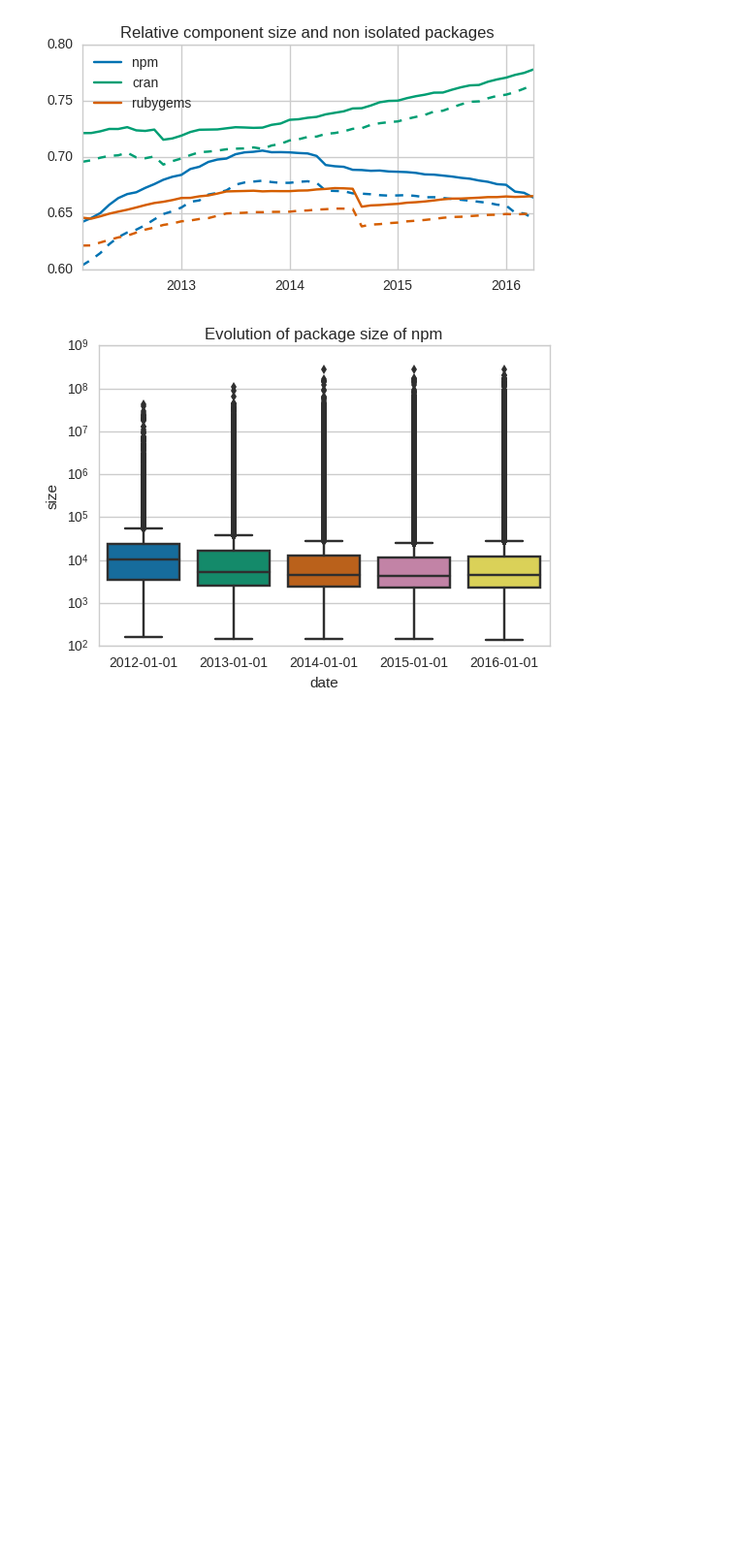
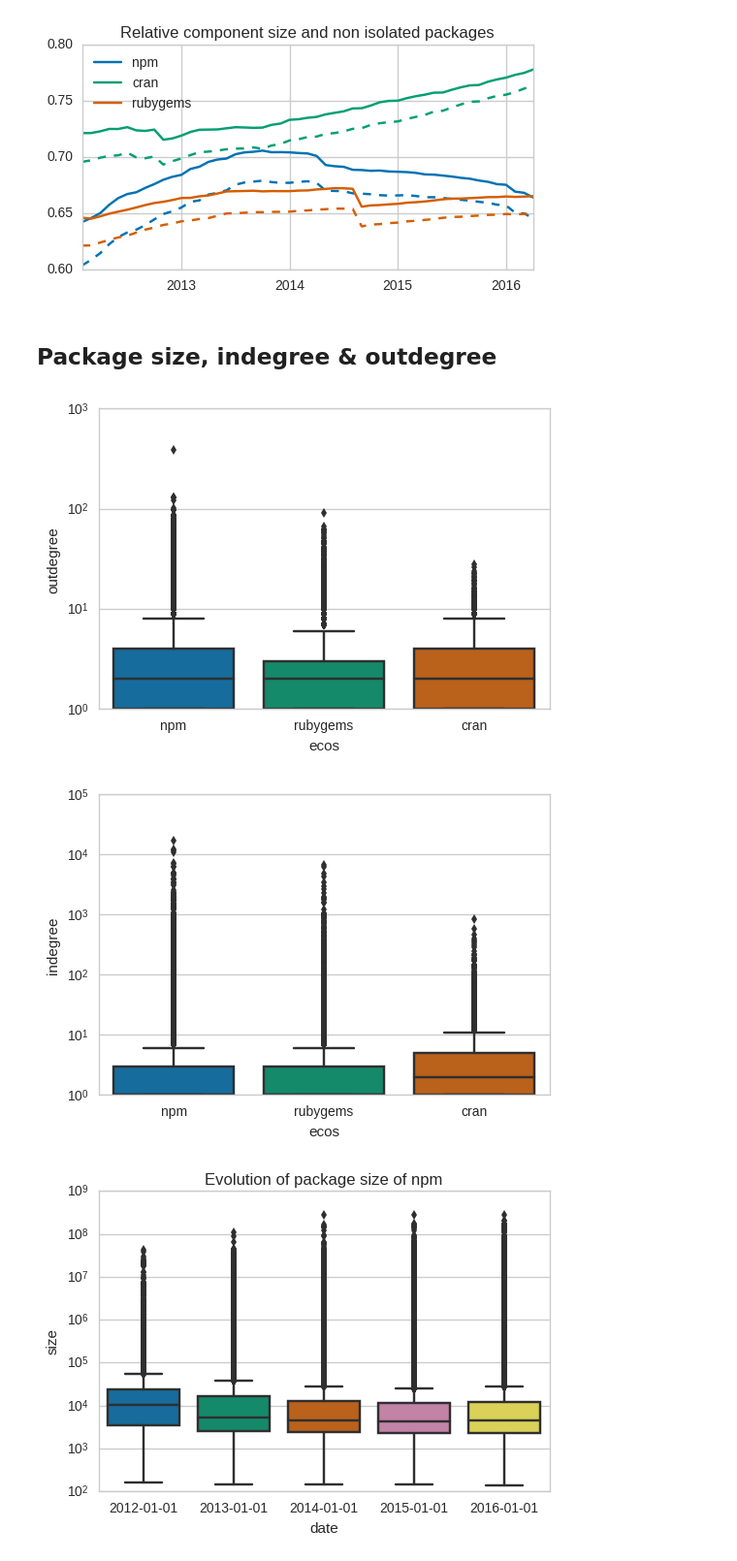
Before and after one commit to maelick/deps-analysis, a Jupyter notebook: notebook/maelick.ipynb, the cells around one changed output. Shown at 97% size. Drawn from its saved outputs; the diff is of its cells as text; code cells hidden in the pictures; blank space fills up the shorter version.

```diff
--- a/notebook/maelick.ipynb
+++ b/notebook/maelick.ipynb
@@ -64,7 +64,7 @@ ecos_metrics = OrderedDict((e, ecos_metrics(e, x)) for e, x in graphs.items())
 dates = pandas.date_range('2012-01-01', '2016-01-01', freq='AS')
 
 def package_metrics(e, g):
-    data = [pandas.DataFrame({'date': d, 'package': g.vs['name'], 'size': g.vs['size'],
+    data = [pandas.DataFrame({'date': d, 'ecos': e, 'package': g.vs['name'], 'size': g.vs['size'],
                               'indegree': g.indegree(), 'outdegree': g.outdegree()})
             for d, g in g.items() if d in dates]
     return (pandas.concat(data)
@@ -92,6 +92,20 @@ savefig(fig, 'evol_component')
 #ax.set_xlim(pandas.to_datetime('2000-01-01'))
 # %% [output]
 [figure]
+# %% [markdown]
+## Package size, indegree & outdegree
+# %%
+data = pandas.concat([data[data.date == max(data.date)] for data in package_metrics.values()], ignore_index=True)
+
+ax, fig = matplotlib.pyplot.subplots()
+ax = seaborn.boxplot(data=data[data.outdegree > 0], x='ecos', y='outdegree')
+ax.set_yscale('log')
+ax, fig = matplotlib.pyplot.subplots()
+ax = seaborn.boxplot(data=data[data.indegree > 0], x='ecos', y='indegree')
+ax.set_yscale('log')
+# %% [output]
+[figure, added]
+[figure, added]
 # %%
 axes = {e: matplotlib.pyplot.subplots() for e, g in graphs.items()}
 
```
Also changed, not shown: parts of 3 cells of this notebook.
